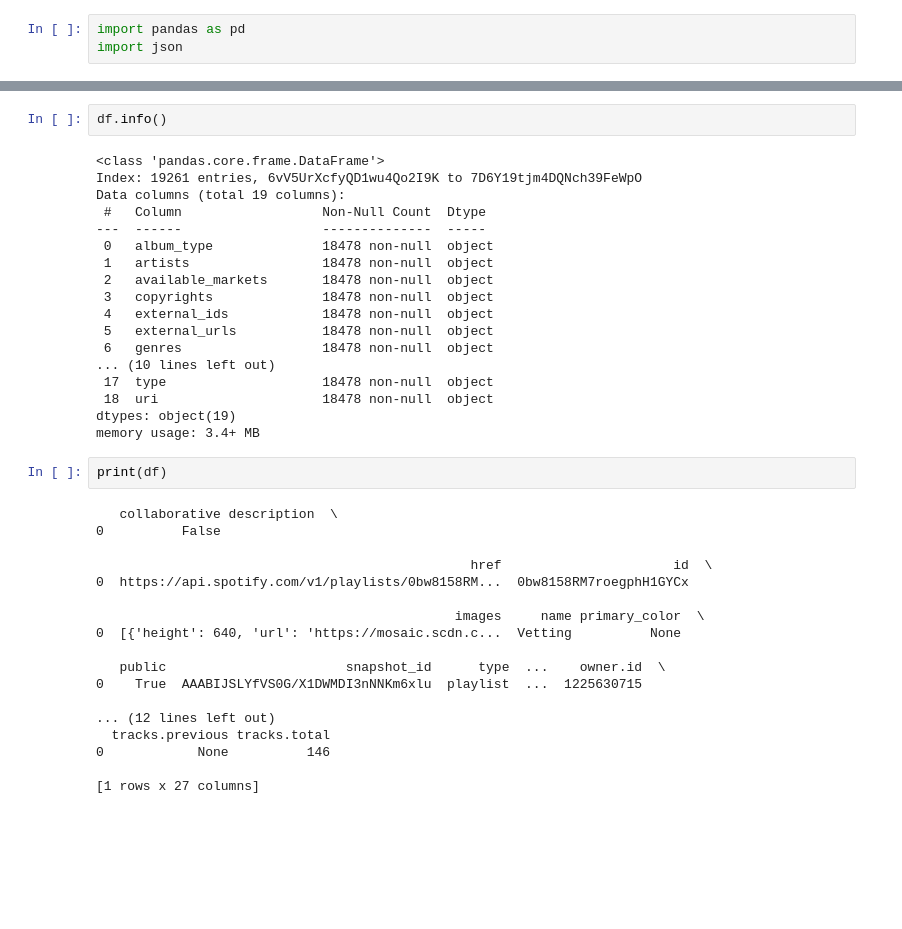
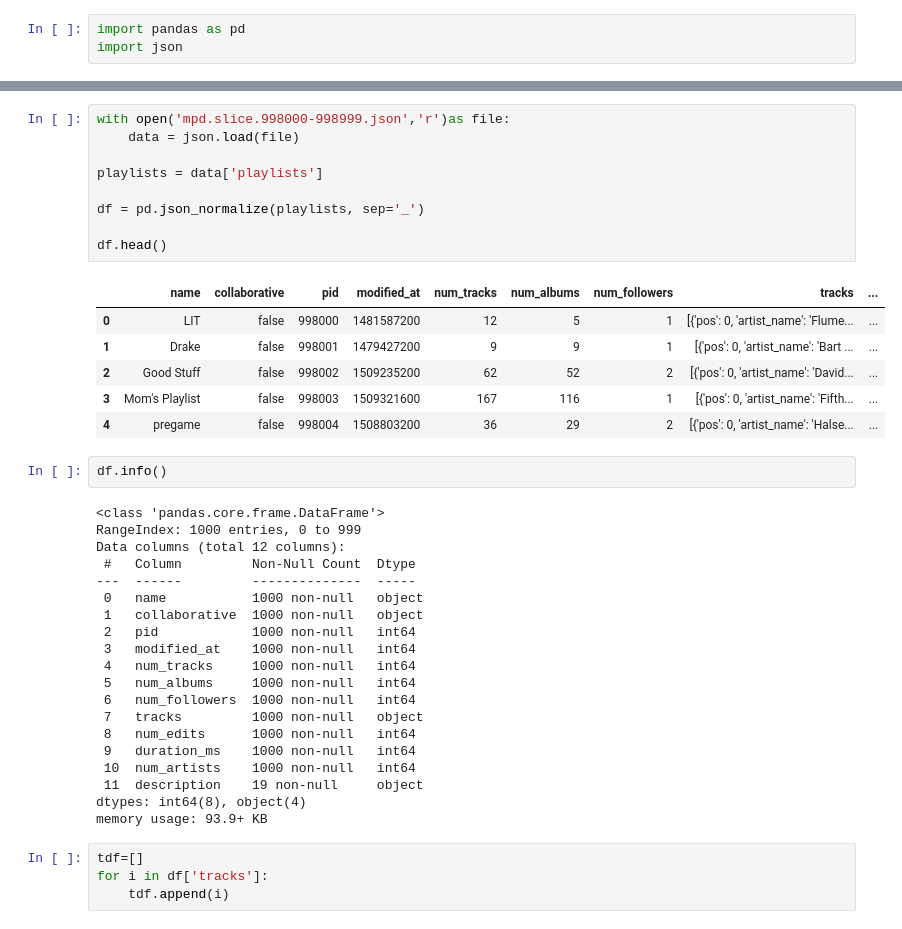
Before and after one commit to CrunchySweet/ML, a Jupyter notebook: Projects/Group Project/YATTA.ipynb, the cells around one changed output, grey strips where cells are left out. Saved outputs shown, nothing was run; the diff lists cells and outputs as text; blank space fills up the shorter version.

```diff
--- a/Projects/Group Project/YATTA.ipynb
+++ b/Projects/Group Project/YATTA.ipynb
@@ -16,40 +4,42 @@ df.head()
+# %%
+with open('mpd.slice.998000-998999.json','r')as file:
+    data = json.load(file)
+
+playlists = data['playlists']
+
+df = pd.json_normalize(playlists, sep='_')
+
+df.head()
+# %% [output]
+|  | name | collaborative | pid | modified_at | num_tracks | num_albums | num_followers | tracks | ... |
+| 0 | LIT | false | 998000 | 1481587200 | 12 | 5 | 1 | [{'pos': 0, 'artist_name': 'Flume... | ... |
+| 1 | Drake | false | 998001 | 1479427200 | 9 | 9 | 1 | [{'pos': 0, 'artist_name': 'Bart ... | ... |
+| 2 | Good Stuff | false | 998002 | 1509235200 | 62 | 52 | 2 | [{'pos': 0, 'artist_name': 'David... | ... |
+| 3 | Mom's Playlist | false | 998003 | 1509321600 | 167 | 116 | 1 | [{'pos': 0, 'artist_name': 'Fifth... | ... |
+| 4 | pregame | false | 998004 | 1508803200 | 36 | 29 | 2 | [{'pos': 0, 'artist_name': 'Halse... | ... |
 # %%
 df.info()
 # %% [output]
 <class 'pandas.core.frame.DataFrame'>
-Index: 19261 entries, 6vV5UrXcfyQD1wu4Qo2I9K to 7D6Y19tjm4DQNch39FeWpO
-Data columns (total 19 columns):
- #   Column                  Non-Null Count  Dtype
----  ------                  --------------  -----
- 0   album_type              18478 non-null  object
- 1   artists                 18478 non-null  object
- 2   available_markets       18478 non-null  object
- 3   copyrights              18478 non-null  object
- 4   external_ids            18478 non-null  object
- 5   external_urls           18478 non-null  object
- 6   genres                  18478 non-null  object
-... (10 lines left out)
- 17  type                    18478 non-null  object
- 18  uri                     18478 non-null  object
-dtypes: object(19)
-memory usage: 3.4+ MB
+RangeIndex: 1000 entries, 0 to 999
+Data columns (total 12 columns):
+ #   Column         Non-Null Count  Dtype
+---  ------         --------------  -----
+ 0   name           1000 non-null   object
+ 1   collaborative  1000 non-null   object
+ 2   pid            1000 non-null   int64
+ 3   modified_at    1000 non-null   int64
+ 4   num_tracks     1000 non-null   int64
+ 5   num_albums     1000 non-null   int64
+ 6   num_followers  1000 non-null   int64
+ 7   tracks         1000 non-null   object
+ 8   num_edits      1000 non-null   int64
+ 9   duration_ms    1000 non-null   int64
+ 10  num_artists    1000 non-null   int64
+ 11  description    19 non-null     object
+dtypes: int64(8), object(4)
+memory usage: 93.9+ KB
-# %%
-print(df)
-# %% [output]
-   collaborative description  \
-0          False
-
-                                                href                      id  \
-0  https://api.spotify.com/v1/playlists/0bw8158RM...  0bw8158RM7roegphH1GYCx
-
-                                              images     name primary_color  \
-0  [{'height': 640, 'url': 'https://mosaic.scdn.c...  Vetting          None
-
-   public                       snapshot_id      type  ...    owner.id  \
-0    True  AAABIJSLYfVS0G/X1DWMDI3nNNKm6xlu  playlist  ...  1225630715
-
-... (12 lines left out)
-  tracks.previous tracks.total
-0            None          146
-
-[1 rows x 27 columns]
+# %%
+tdf=[]
+for i in df['tracks']:
+    tdf.append(i)
```
Also changed, not shown: parts of 7 cells of this notebook, 2 other files.
